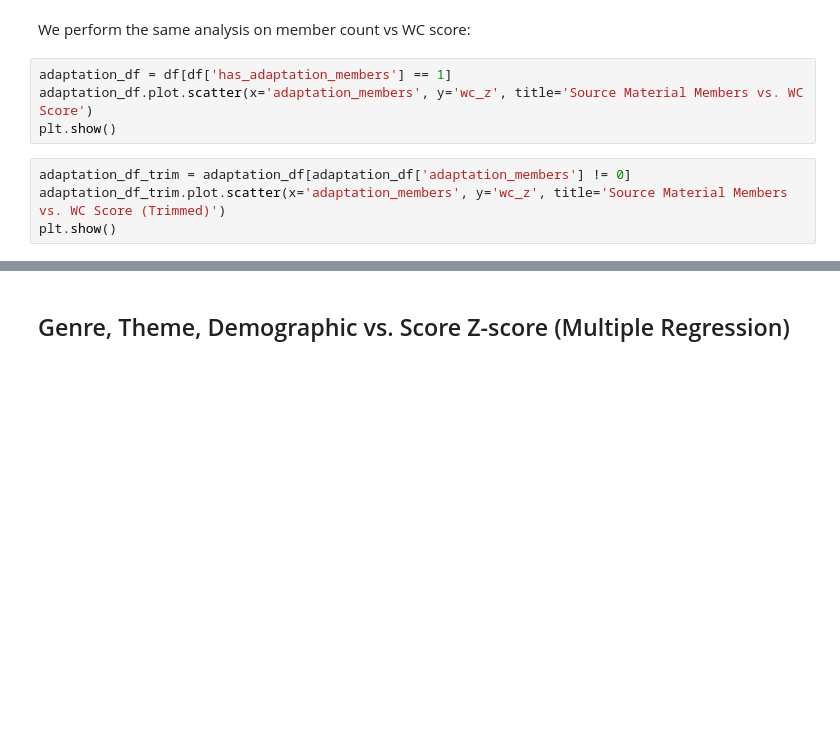
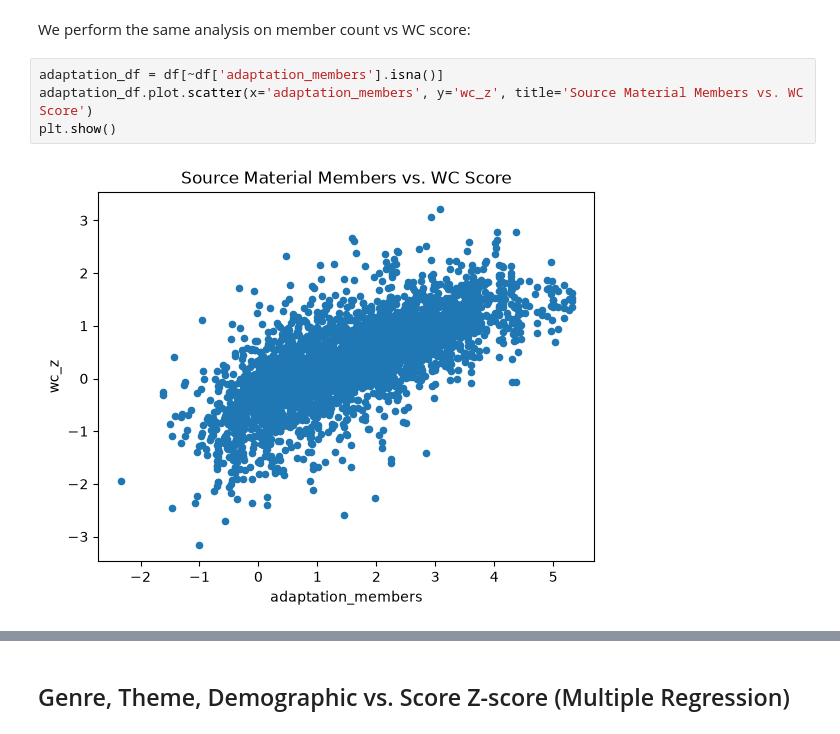
Before and after one commit to esan0983/FAL-Destroyer-3000, a Jupyter notebook: notebooks/04_statistics.ipynb, the cells around one changed output, grey strips where cells are left out. Cells and saved outputs as stored; diff of their text form; blank space fills up the shorter version.

```diff
--- a/notebooks/04_statistics.ipynb
+++ b/notebooks/04_statistics.ipynb
@@ -48,11 +65,9 @@ plt.show()
 # %% [markdown]
 We perform the same analysis on member count vs WC score:
 # %%
-adaptation_df = df[df['has_adaptation_members'] == 1]
+adaptation_df = df[~df['adaptation_members'].isna()]
 adaptation_df.plot.scatter(x='adaptation_members', y='wc_z', title='Source Material Members vs. WC Score')
 plt.show()
+# %% [output]
+[figure, added]
-# %%
-adaptation_df_trim = adaptation_df[adaptation_df['adaptation_members'] != 0]
-adaptation_df_trim.plot.scatter(x='adaptation_members', y='wc_z', title='Source Material Members vs. WC Score (Trimmed)')
-plt.show()
 # %%
```
Also changed, not shown: parts of 25 cells of this notebook, 22 other files.
